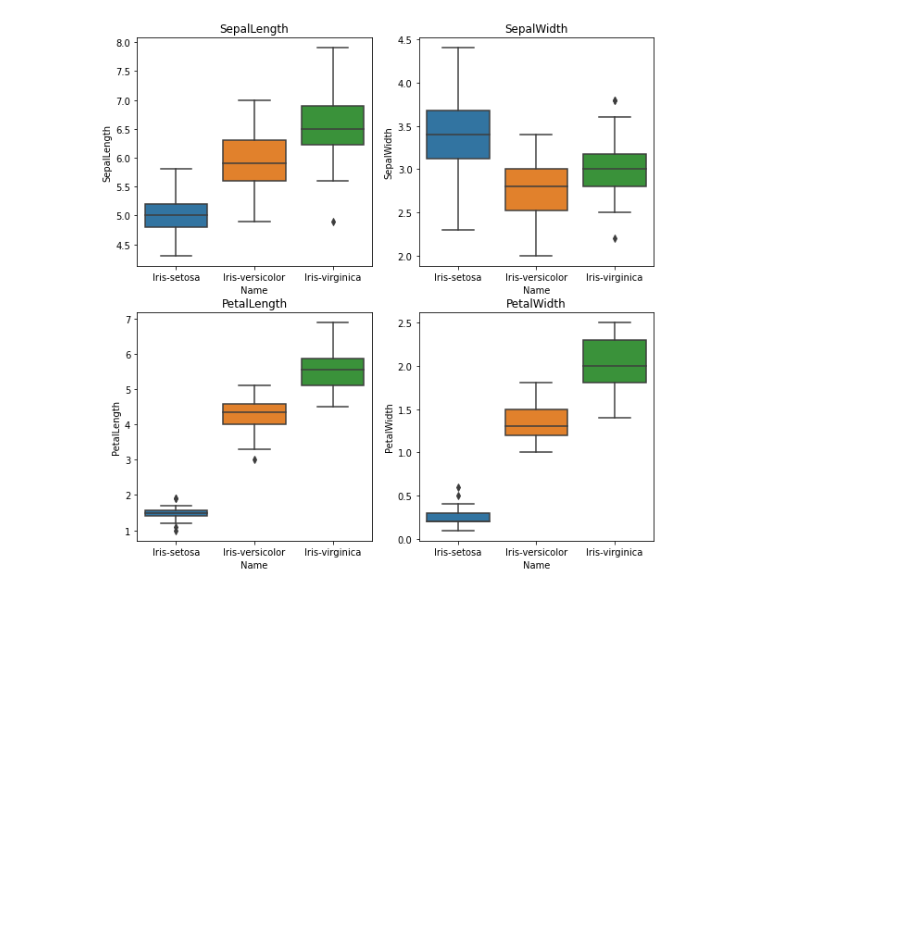
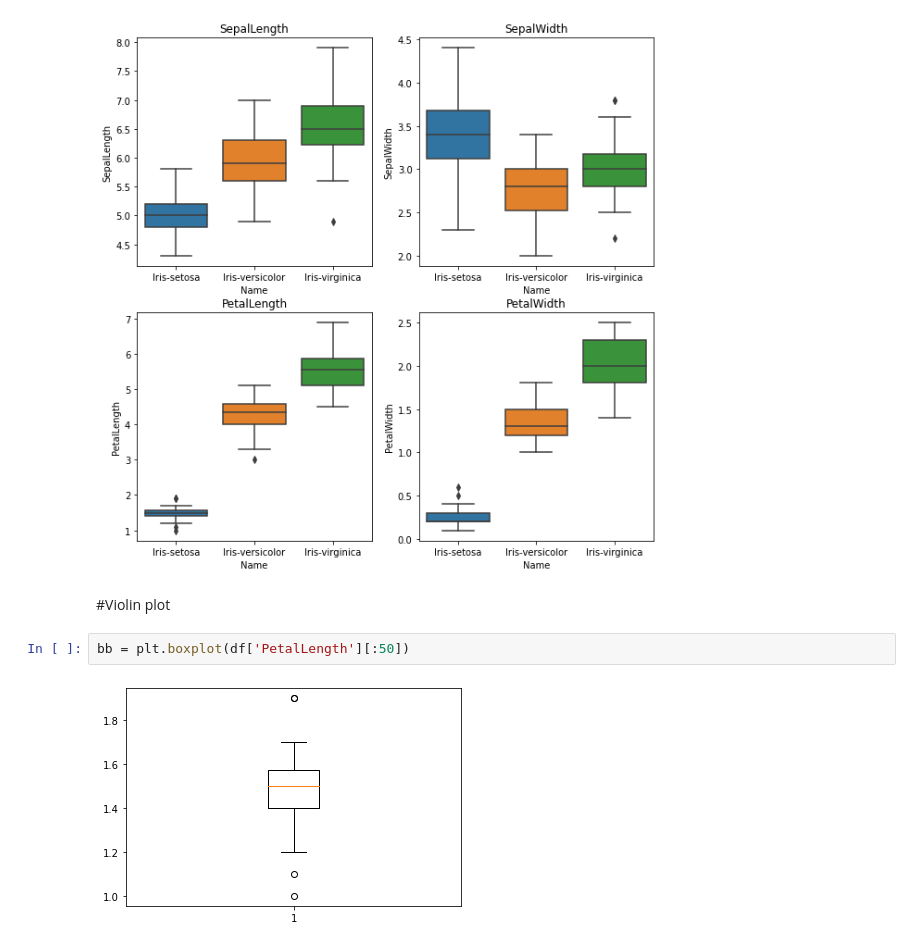
Before and after one commit to Supaporn-Bututham/data_viz_2022, a Jupyter notebook: DataViz02_Data_Distribution.ipynb, the cells around one changed output. Saved outputs shown, nothing was run; the diff lists cells and outputs as text; blank space fills up the shorter version.

```diff
--- a/DataViz02_Data_Distribution.ipynb
+++ b/DataViz02_Data_Distribution.ipynb
@@ -328,3 +383,9 @@ sns.boxplot(x='Name', y= 'PetalWidth', data=df)
 plt.title('PetalWidth');
 # %% [output]
 [figure]
+# %% [markdown]
+#Violin plot
+# %%
+bb = plt.boxplot(df['PetalLength'][:50])
+# %% [output]
+[figure, added]
```
Also changed, not shown: parts of 13 cells of this notebook.
